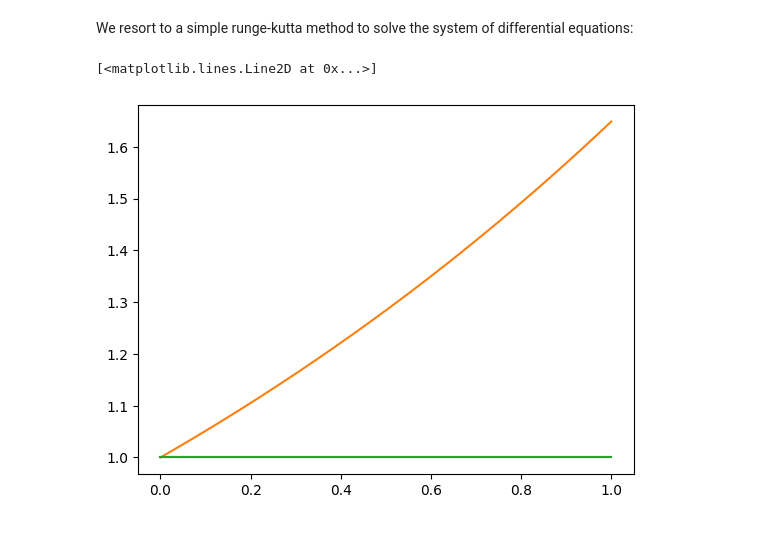
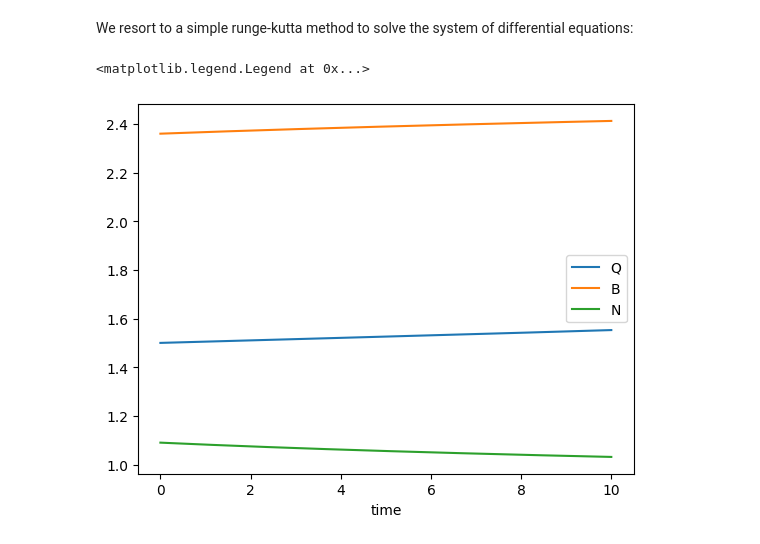
Before and after one commit to TulioK/Chaos, a Jupyter notebook: Chaos.ipynb, the cells around one changed output. Cells and saved outputs as stored; diff of their text form; code cells hidden in the pictures.

```diff
--- a/Chaos.ipynb
+++ b/Chaos.ipynb
@@ -41,21 +41,26 @@ financial frictions and the share of banks’ dividends, respectively.
 # %% [markdown]
 We resort to a simple runge-kutta method to solve the system of differential equations:
 # %%
+import math
 # constants
-xi = 0.5 # (0,1)
-theta = 0.5 # (0,1)
+xi = 0.5556 # (0,1)
+theta = 0.055 # (0,1)
 
 # parameters
 r_k = 0.5 #
-r = 0.5
+r = 0.015 # Miao and Wang r = 0.015
+#r = 0.045 # OGY r = 0.045
+# capital parameters:
+alpha = 0.33
+delta = 0.1
 
 # step size:
-h = 0.001
+h = 0.000001
 
 # initial conditions:
-Q = 1
-B = 1
-N = 1
+Q = 1.5  # Steady state value = 1.5
+B = 2.36 # Steady state value = 2.36
+N = 1.09 # Steady state value = 1.09
 t = 0
 
 # functions
@@ -78,7 +83,8 @@ t_list = list()
 t_list.append(t)
 
 
-for i in range(1000):
+for i in range(10000000):
+    r_k = alpha*math.pow(N + xi*Q*N +B, alpha - 1) - delta
     kQ1 = kQ(Q,B,N,t)
     kQ2 = kQ(Q+h*kQ1/2,B,N,t+h/2)
     kQ3 = kQ(Q+h*kQ2/2,B,N,t+h/2)
@@ -109,11 +115,14 @@ for i in range(1000):
 # %%
 import matplotlib.pyplot as plt
 
-plt.plot(t_list, Q_list)
+plt.plot(t_list, Q_list, label = "Q")
 #print(Q_list)
 #print(t_list)
-plt.plot(t_list, B_list)
-plt.plot(t_list, N_list)
+plt.plot(t_list, B_list, label = "B")
+plt.plot(t_list, N_list, label = "N")
+plt.xlabel('time')
+#plt.yscale('log')
+plt.legend()
 # %% [output]
-[<matplotlib.lines.Line2D at 0x...>]
+<matplotlib.legend.Legend at 0x...>
-[figure, old version]
+[figure, new version]
```
Also changed, not shown: parts of 3 cells of this notebook, 1 other file.
